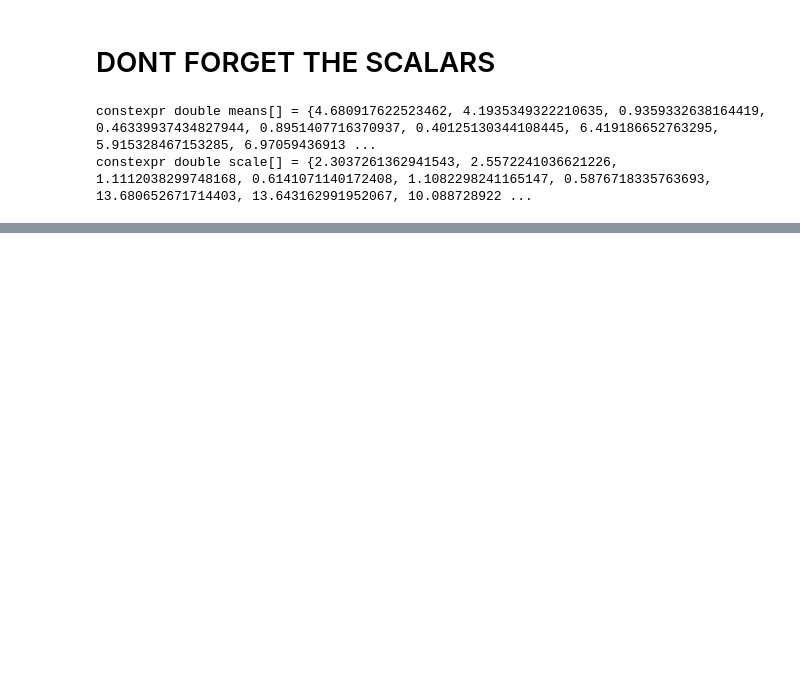
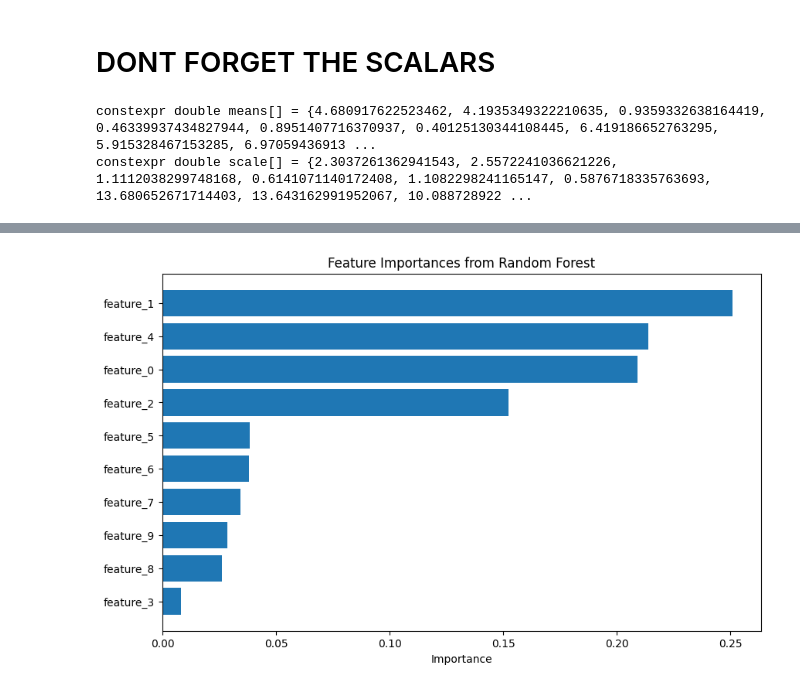
Before and after one commit to ili23/cs4701_sp25_quoridorai, a Jupyter notebook: second_attempt/resilience.ipynb, the cells around one changed output, grey strips where cells are left out. Cells and saved outputs as stored; diff of their text form; code cells hidden in the pictures; blank space fills up the shorter version.

```diff
--- a/second_attempt/resilience.ipynb
+++ b/second_attempt/resilience.ipynb
@@ -97,0 +91,21 @@ constexpr double scale[] = {2.3037261362941543, 2.5572241036621226, 1.1112038299
+# %%
+importances = clf.feature_importances_
+
+# If X is a DataFrame, get feature names
+feature_names = [f'feature_{i}' for i in range(X.shape[1])]
+
+# Create a DataFrame for better visualization
+feature_importance_df = pd.DataFrame({
+    'Feature': feature_names,
+    'Importance': importances
+}).sort_values(by='Importance', ascending=False)
+
+# Plot
+plt.figure(figsize=(10, 6))
+plt.barh(feature_importance_df['Feature'], feature_importance_df['Importance'])
+plt.gca().invert_yaxis()
+plt.xlabel('Importance')
+plt.title('Feature Importances from Random Forest')
+plt.show()
+# %% [output]
+[figure, added]
```
Also changed, not shown: parts of 2 cells of this notebook, 5 other files.
